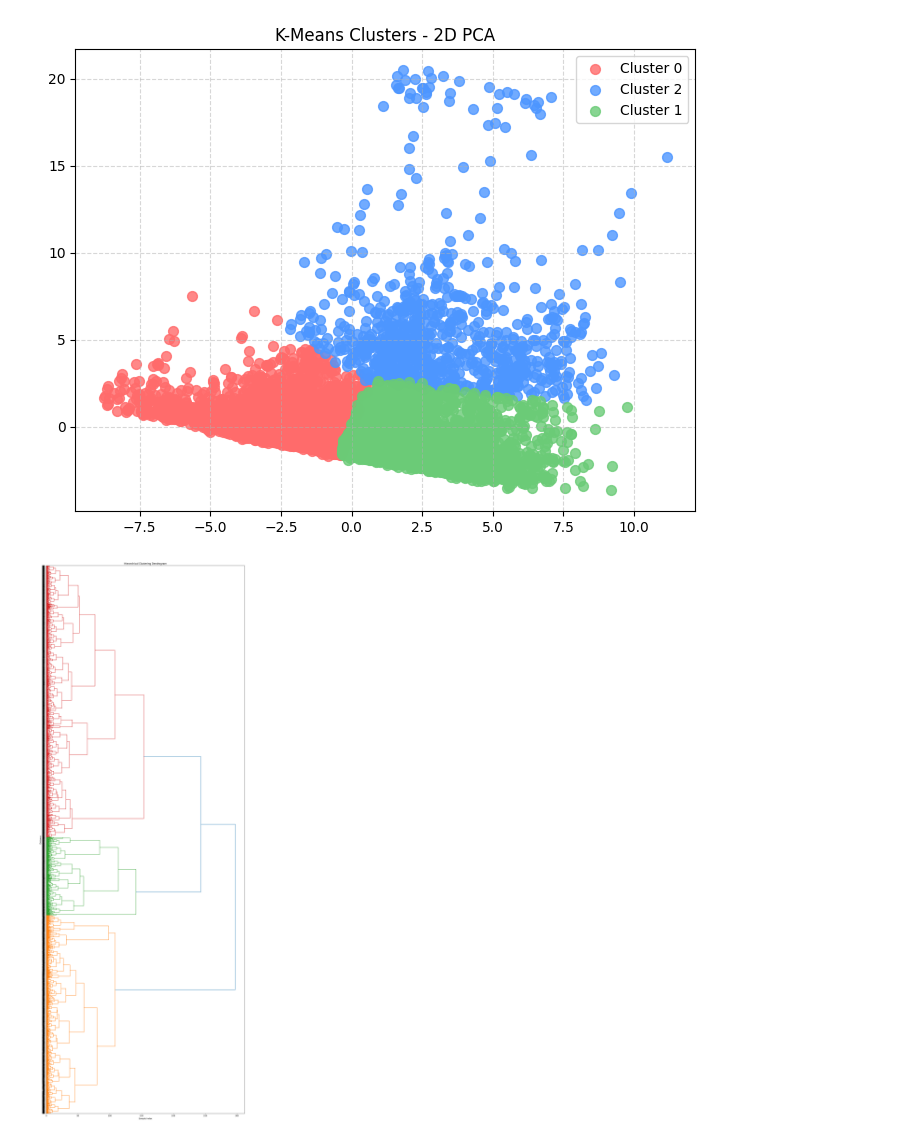
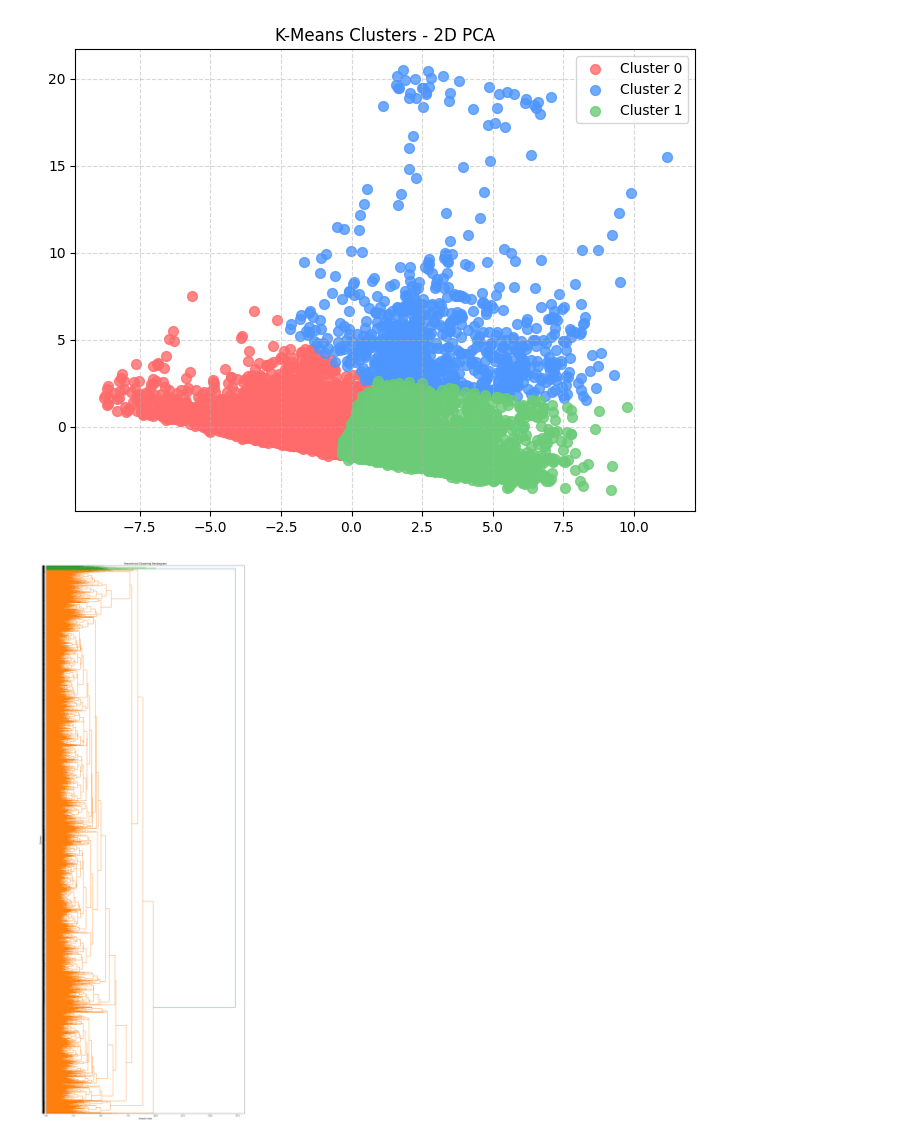
Before and after one commit to victorouma1/Machine-Learning-2, a Jupyter notebook: Week 2 Project.ipynb, the cells around one changed output. Drawn from its saved outputs; the diff is of its cells as text; code cells hidden in the pictures.

```diff
--- a/Week 2 Project.ipynb
+++ b/Week 2 Project.ipynb
@@ -226,14 +227,14 @@ plt.show()
 # %% [output]
 [figure]
 # %%
-Z = linkage(X, method='ward')
+Z = linkage(X, method='average')
 
 plt.figure(figsize=(18, 50))
 dendrogram(Z,orientation = 'right')
 
 plt.title('Hierarchical Clustering Dendrogram')
 plt.xlabel('Sample Index')
 plt.ylabel('Distance')
 plt.show()
 # %% [output]
-[figure, old version]
+[figure, new version]
```
Also changed, not shown: parts of 6 cells of this notebook.
